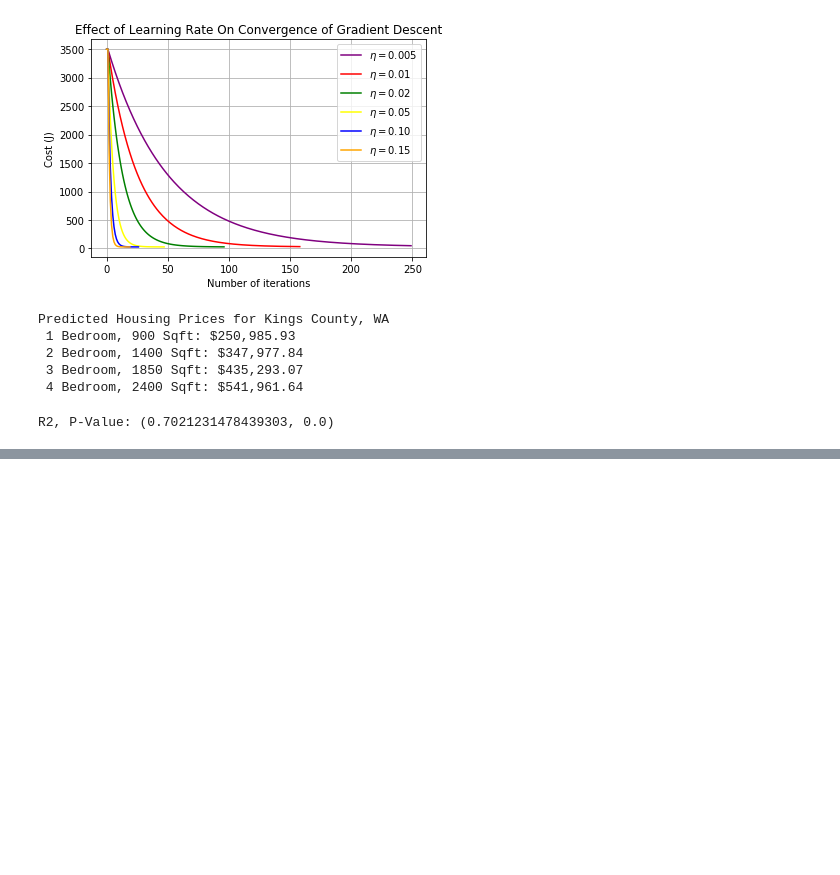
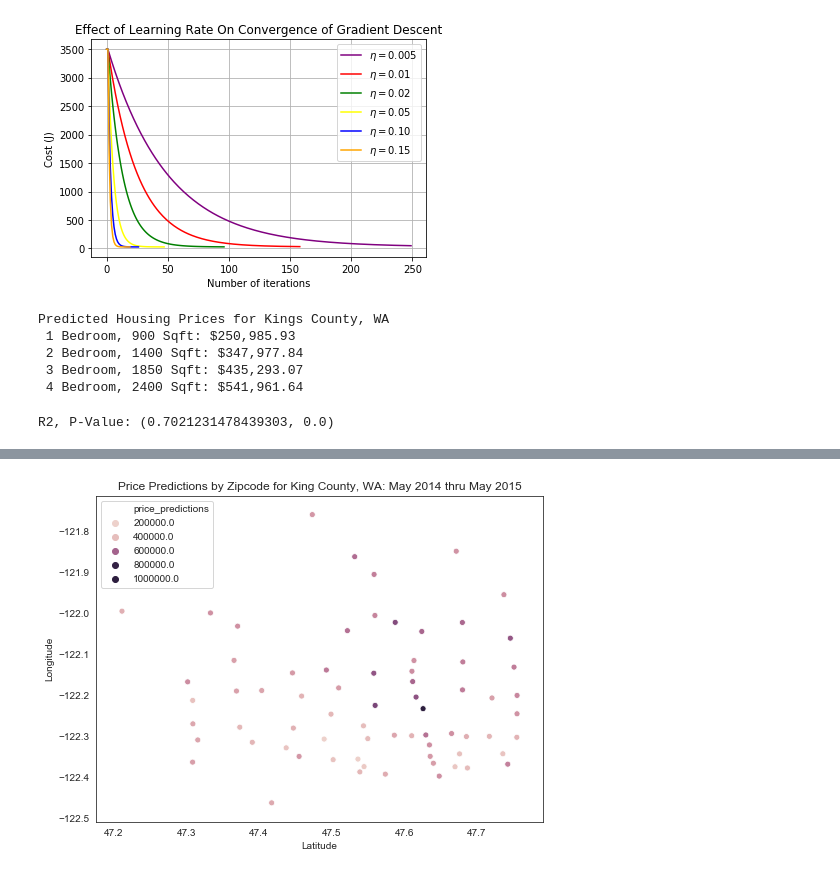
Before and after one commit to giantmagellan/WashStateHousingSales, a Jupyter notebook: House_Sales_BGD_v2.ipynb, the cells around one changed output, grey strips where cells are left out. Drawn from its saved outputs; the diff is of its cells as text; code cells hidden in the pictures; blank space fills up the shorter version.

```diff
--- a/House_Sales_BGD_v2.ipynb
+++ b/House_Sales_BGD_v2.ipynb
@@ -294,0 +306,18 @@ price_pred_df.head(10)
+# %%
+#Scatterplot of the Living area and Price.
+Size=plt.figure()
+Size.set_figwidth(8)
+Size.set_figheight(6)
+sns.set_style("white")
+
+lat = lat_longs['lat']
+long = lat_longs['long']
+sns.scatterplot(data=price_pred_df, x=lat, y=long, hue="price_predictions")
+
+plt.title('Price Predictions by Zipcode for King County, WA: May 2014 thru May 2015')
+plt.xlabel('Latitude')
+plt.ylabel('Longitude')
+plt.savefig('PricePredictions_by_Zipcode.png')
+plt.show()
+# %% [output]
+[figure, added]
```
Also changed, not shown: parts of 3 cells of this notebook, 1 other file.
